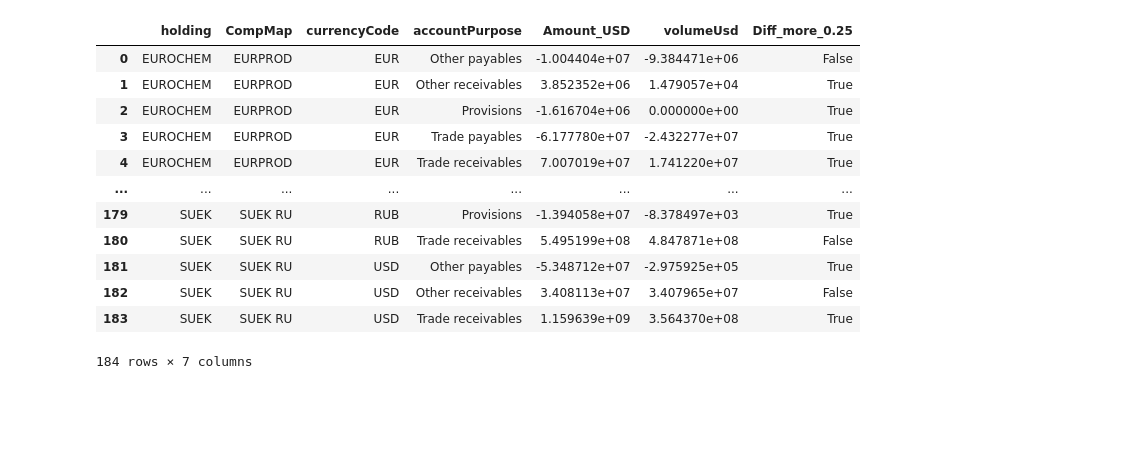
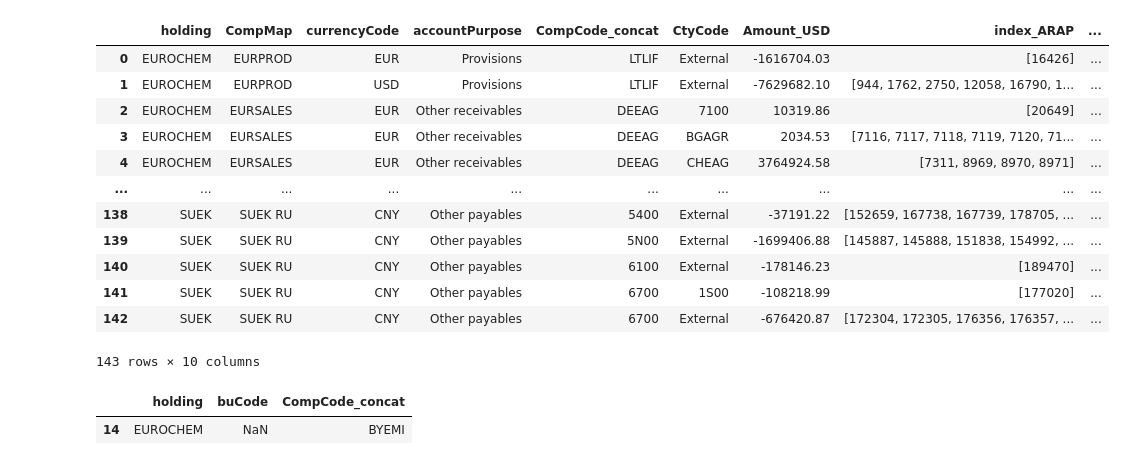
Before and after one commit to Lirollel/Work_AIM_Jupyter-Python-Pandas, a Jupyter notebook: OCP/Testing_bd/ARAP_unifiedOCP.ipynb, the cells around one changed output. Drawn from its saved outputs; the diff is of its cells as text; code cells hidden in the pictures; blank space fills up the shorter version.

Commit message:
pivot to groupby in compairing dates

```diff
--- a/OCP/Testing_bd/ARAP_unifiedOCP.ipynb
+++ b/OCP/Testing_bd/ARAP_unifiedOCP.ipynb
@@ -157,7 +152,9 @@ data_work['Cty_holding'] = merge_SalesUnits(data_work,'CtyCode',merge_col='holdi
 
 data_work['Amount_USD'] = data_work['presentAmountUSD'].replace({np.nan : 0})
 
-data_work_pivot = data_work.pivot_table(index=['holding','customerName', 'Cty_holding', 'orgName', 'CompCode_concat', 'currencyCode','accountPurpose', 'CompMap', 'CtyCode', 'CtyMap','dueDate'],values='Amount_USD',aggfunc=sum).reset_index()
+index_list=['holding','customerName', 'Cty_holding', 'orgName', 'CompCode_concat', 'currencyCode','accountPurpose', 'CompMap', 'CtyCode', 'CtyMap','dueDate']
+# data_work_pivot = data_work.pivot_table(dropna=False, index=index_list,values='Amount_USD',aggfunc=sum).reset_index()
+data_work_pivot = data_work.groupby(index_list, as_index=False,dropna=False).Amount_USD.apply('sum')
 del data_work
 
 # data_work_pivot['AR_flag'] = data_work_pivot['accountPurpose']\
@@ -195,6 +190,11 @@ data_export_OCP.notionalCurrency = data_export_OCP.notionalCurrency.replace(CCY_
 data_export_OCP = data_export_OCP[data_export_OCP.holding!="EXTERNAL"] # holding filter
 #pivot
 cols_list = data_export_OCP.columns.tolist()
-cols_list.remove('volumeUsd')
-data_work_OCP = data_export_OCP.pivot_table(index=cols_list, values='volumeUsd',aggfunc=sum).reset_index()
+
+cols_list_pivot = cols_list[:]
+cols_list_pivot.remove('volumeUsd')
+# data_work_OCP = data_export_OCP.pivot_table(index=cols_list_pivot, values='volumeUsd',aggfunc=sum, dropna=False).reset_index()
+data_work_OCP = data_export_OCP.groupby(cols_list_pivot, as_index=False,dropna=False).volumeUsd.apply('sum')
 del data_export_OCP
+# fillna CtyCode
+data_work_OCP.introgroupCounterpartyCode = data_work_OCP.introgroupCounterpartyCode.fillna('External')
@@ -286,0 +201,5 @@ data_BD_merge_C_E_false[(data_BD_merge_C_E_false.Amount_USD!=0)&(data_BD_merge_C
+# %%
+# dropna
+data_work_OCP = data_work_OCP[data_work_OCP.volumeUsd!=0].reset_index(drop=True)
+data_work_ARAP = data_work_ARAP[data_work_ARAP.Amount_USD!=0].reset_index(drop=True)
+data_work_ARAP.shape[0] - data_work_OCP.shape[0]
@@ -286,0 +262,22 @@ data_BD_merge_C_E_false[(data_BD_merge_C_E_false.Amount_USD!=0)&(data_BD_merge_C
+# %%
+data_BD_merge_C_E_false[data_BD_merge_C_E_false.CtyCode.isna()]
+data_work_OCP_pivot[data_work_OCP_pivot.volumeUsd.isna()]
+data_work_ARAP_pivot[data_work_ARAP_pivot.Amount_USD.isna()]
+# data_work_ARAP_pivot
+data_BD_merge_C_E[data_BD_merge_C_E.CtyCode.isna()]
+data_BD_merge
+data_BD_merge_C_E
+# %% [output]
+|  | holding | CompMap | currencyCode | accountPurpose | CompCode_concat | CtyCode | Amount_USD | index_ARAP | ... |
+| 0 | EUROCHEM | EURPROD | EUR | Provisions | LTLIF | External | -1616704.03 | [16426] | ... |
+| 1 | EUROCHEM | EURPROD | USD | Provisions | LTLIF | External | -7629682.10 | [944, 1762, 2750, 12058, 16790, 1... | ... |
+| 2 | EUROCHEM | EURSALES | EUR | Other receivables | DEEAG | 7100 | 10319.86 | [20649] | ... |
+| 3 | EUROCHEM | EURSALES | EUR | Other receivables | DEEAG | BGAGR | 2034.53 | [7116, 7117, 7118, 7119, 7120, 71... | ... |
+| 4 | EUROCHEM | EURSALES | EUR | Other receivables | DEEAG | CHEAG | 3764924.58 | [7311, 8969, 8970, 8971] | ... |
+| ... | ... | ... | ... | ... | ... | ... | ... | ... | ... |
+| 138 | SUEK | SUEK RU | CNY | Other payables | 5400 | External | -37191.22 | [152659, 167738, 167739, 178705, ... | ... |
+| 139 | SUEK | SUEK RU | CNY | Other payables | 5N00 | External | -1699406.88 | [145887, 145888, 151838, 154992, ... | ... |
+| 140 | SUEK | SUEK RU | CNY | Other payables | 6100 | External | -178146.23 | [189470] | ... |
+| 141 | SUEK | SUEK RU | CNY | Other payables | 6700 | 1S00 | -108218.99 | [177020] | ... |
+| 142 | SUEK | SUEK RU | CNY | Other payables | 6700 | External | -676420.87 | [172304, 172305, 176356, 176357, ... | ... |
+143 rows × 10 columns
@@ -295,16 +298,7 @@ with pd.ExcelWriter(engine='openpyxl', path=Output_file) as writer:
-# %%
-data_BD_merge
-# %% [output]
-|  | holding | CompMap | currencyCode | accountPurpose | Amount_USD | volumeUsd | Diff_more_0.25 |
-| 0 | EUROCHEM | EURPROD | EUR | Other payables | -1.004404e+07 | -9.384471e+06 | False |
-| 1 | EUROCHEM | EURPROD | EUR | Other receivables | 3.852352e+06 | 1.479057e+04 | True |
-| 2 | EUROCHEM | EURPROD | EUR | Provisions | -1.616704e+06 | 0.000000e+00 | True |
-| 3 | EUROCHEM | EURPROD | EUR | Trade payables | -6.177780e+07 | -2.432277e+07 | True |
-| 4 | EUROCHEM | EURPROD | EUR | Trade receivables | 7.007019e+07 | 1.741220e+07 | True |
-| ... | ... | ... | ... | ... | ... | ... | ... |
-| 179 | SUEK | SUEK RU | RUB | Provisions | -1.394058e+07 | -8.378497e+03 | True |
-| 180 | SUEK | SUEK RU | RUB | Trade receivables | 5.495199e+08 | 4.847871e+08 | False |
-| 181 | SUEK | SUEK RU | USD | Other payables | -5.348712e+07 | -2.975925e+05 | True |
-| 182 | SUEK | SUEK RU | USD | Other receivables | 3.408113e+07 | 3.407965e+07 | False |
-| 183 | SUEK | SUEK RU | USD | Trade receivables | 1.159639e+09 | 3.564370e+08 | True |
-184 rows × 7 columns
+# %%
+BUcodes_merge = data_work_OCP[['holding','buCode']].drop_duplicates().reset_index(drop=True).merge(data_work_ARAP[['holding','CompCode_concat']].drop_duplicates().reset_index(drop=True), how='outer', left_on=['holding','buCode'], right_on=['holding','CompCode_concat'])
+BUcodes_merge[(BUcodes_merge.buCode.isna())|(BUcodes_merge.CompCode_concat.isna())]
+# .to_excel('Map.xlsx')
+# %% [output]
+|  | holding | buCode | CompCode_concat |
+| 14 | EUROCHEM | NaN | BYEMI |
```
Also changed, not shown: parts of 17 cells of this notebook, 7 other files.
